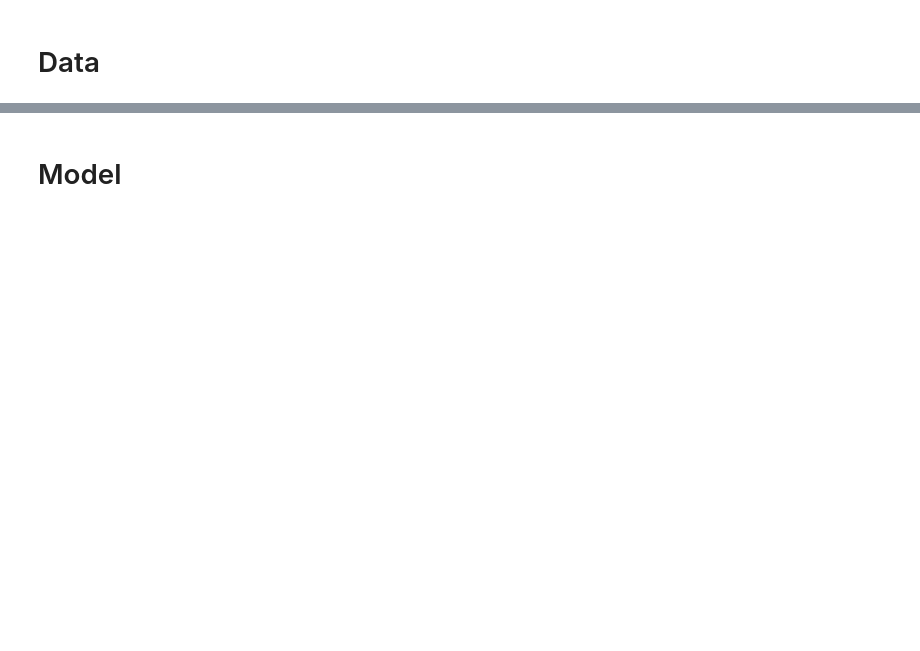
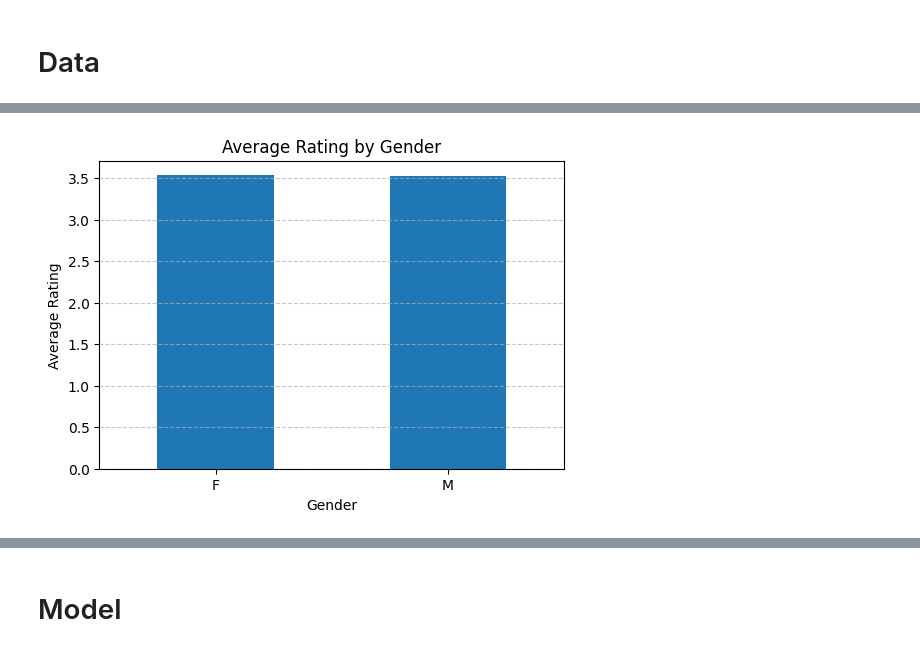
Before and after one commit to zzf7ktx/ai_workshop, a Jupyter notebook: ai_workshop_re.ipynb, the cells around one changed output, grey strips where cells are left out. Drawn from its saved outputs; the diff is of its cells as text; code cells hidden in the pictures; blank space fills up the shorter version.

```diff
--- a/ai_workshop_re.ipynb
+++ b/ai_workshop_re.ipynb
@@ -138,0 +184,95 @@ Reading ratings
+# %%
+import pandas as pd
+import matplotlib.pyplot as plt
+# Merge the dataframes
+merged_df = pd.merge(dataset.ratings_df, dataset.users_df, left_on='u_nodes', right_on='user_id')
+merged_df = pd.merge(merged_df, dataset.movies_df, left_on='v_nodes', right_on='movie_id')
+
+# Drop redundant columns
+merged_df = merged_df.drop(['u_nodes', 'v_nodes', 'timestamp', 'user_id', 'movie_id'], axis=1)
+
+# Explore relationships between features and ratings
+plt.figure(figsize=(6, 4))
+merged_df.groupby('gender')['ratings'].mean().plot(kind='bar')
+plt.title('Average Rating by Gender')
+plt.xlabel('Gender')
+plt.ylabel('Average Rating')
+plt.xticks(rotation=0)
+plt.grid(axis='y', linestyle='--', alpha=0.7)
+plt.show()
+
+plt.figure(figsize=(10, 6))
+merged_df.groupby('age')['ratings'].mean().plot(kind='bar')
+plt.title('Average Rating by Age')
+plt.xlabel('Age')
+plt.ylabel('Average Rating')
+plt.grid(axis='y', linestyle='--', alpha=0.7)
+plt.show()
+
+plt.figure(figsize=(12, 6))
+merged_df.groupby('occupation')['ratings'].mean().sort_values(ascending=False).head(15).plot(kind='bar')
+plt.title('Average Rating by Occupation (Top 15)')
+plt.xlabel('Occupation')
+plt.ylabel('Average Rating')
+plt.xticks(rotation=45, ha='right')
+plt.grid(axis='y', linestyle='--', alpha=0.7)
+plt.tight_layout()
+plt.show()
+
+# Get genre columns from the original movies_df
+genre_cols = dataset.movies_df.columns[6:]
+
+# Melt the genre columns to have one row per genre per movie
+genre_ratings = merged_df.melt(id_vars=['ratings', 'age', 'gender', 'occupation', 'zip-code'],
+                               value_vars=genre_cols, var_name='genre', value_name='is_genre')
+
+# Filter out rows where the movie does not belong to the genre
+genre_ratings = genre_ratings[genre_ratings['is_genre'] == 1]
+
+plt.figure(figsize=(14, 6))
+genre_ratings.groupby('genre')['ratings'].mean().sort_values(ascending=False).plot(kind='bar')
+plt.title('Average Rating by Genre')
+plt.xlabel('Genre')
+plt.ylabel('Average Rating')
+plt.xticks(rotation=45, ha='right')
+plt.grid(axis='y', linestyle='--', alpha=0.7)
+plt.tight_layout()
+plt.show()
+
+plt.figure(figsize=(12, 6))
+merged_df['zip-code'].value_counts().head(20).plot(kind='bar')
+plt.title('Number of Ratings by Zip Code (Top 20)')
+plt.xlabel('Zip Code')
+plt.ylabel('Number of Ratings')
+plt.xticks(rotation=45, ha='right')
+plt.grid(axis='y', linestyle='--', alpha=0.7)
+plt.tight_layout()
+plt.show()
+
+
+age_group = 25
+
+age_group_genres = genre_ratings[genre_ratings['age'] == age_group]
+
+plt.figure(figsize=(12, 6))
+age_group_genres['genre'].value_counts().head(10).plot(kind='bar')
+plt.title(f'Top 10 Genres Rated by Age Group {age_group}')
+plt.xlabel('Genre')
+plt.ylabel('Number of Ratings')
+plt.xticks(rotation=45, ha='right')
+plt.grid(axis='y', linestyle='--', alpha=0.7)
+plt.tight_layout()
+plt.show()
+
+specific_genre = 'Comedy'
+genre_age_ratings = genre_ratings[genre_ratings['genre'] == specific_genre].groupby('age')['ratings'].mean()
+
+plt.figure(figsize=(10, 6))
+genre_age_ratings.plot(kind='bar')
+plt.title(f'Average Rating for {specific_genre} by Age')
+plt.xlabel('Age')
+plt.ylabel('Average Rating')
+plt.grid(axis='y', linestyle='--', alpha=0.7)
+plt.show()
+# %% [output]
+[figure, added]
```
Also changed, not shown: parts of 39 cells of this notebook.
